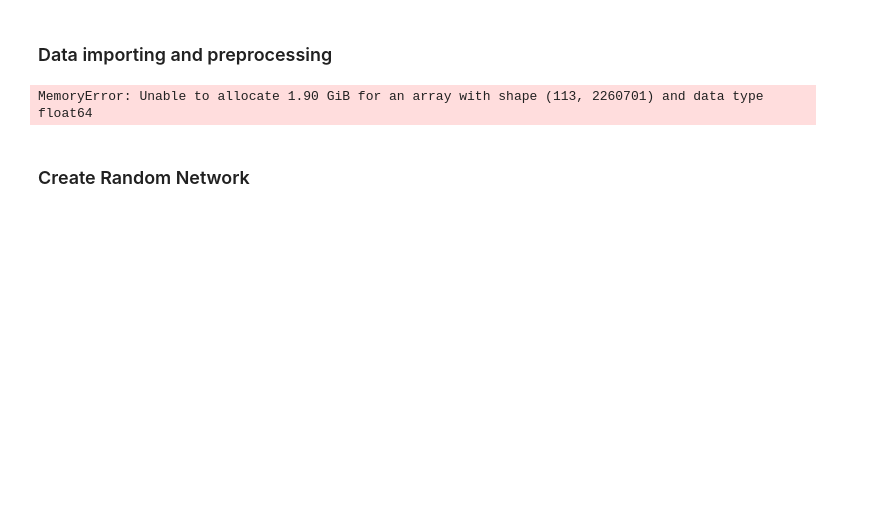
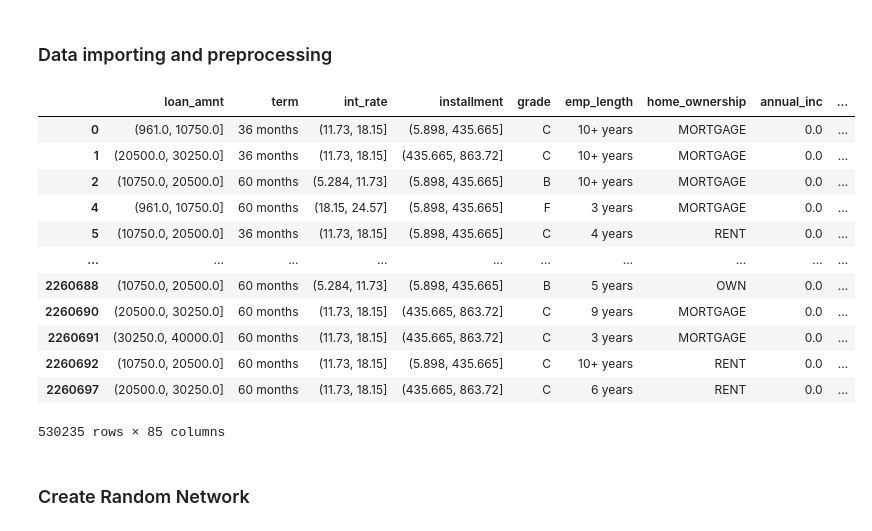
Before and after one commit to Zach-schwark/Honours-Research, a Jupyter notebook: Baseline/BN_random_network.ipynb, the cells around one changed output. Saved outputs shown, nothing was run; the diff lists cells and outputs as text; code cells hidden in the pictures; blank space fills up the shorter version.

```diff
--- a/Baseline/BN_random_network.ipynb
+++ b/Baseline/BN_random_network.ipynb
@@ -19,14 +21,26 @@ from pgmpy.metrics import log_likelihood_score
 # %%
 loaded_data = myData.load_data()
 
 #display(loaded_data)
 data = myData.preprocess_data(loaded_data)
-train_data, validation_data, test_data = myData.split_data(data,num_rows = 1000)
+train_data, test_data = myData.split_data(data,num_rows = 1000)
 
 feature_states = myData.get_feature_states(data)
 display(data)
 # %% [output]
+|  | loan_amnt | term | int_rate | installment | grade | emp_length | home_ownership | annual_inc | ... |
+| 0 | (961.0, 10750.0] | 36 months | (11.73, 18.15] | (5.898, 435.665] | C | 10+ years | MORTGAGE | 0.0 | ... |
+| 1 | (20500.0, 30250.0] | 36 months | (11.73, 18.15] | (435.665, 863.72] | C | 10+ years | MORTGAGE | 0.0 | ... |
+| 2 | (10750.0, 20500.0] | 60 months | (5.284, 11.73] | (5.898, 435.665] | B | 10+ years | MORTGAGE | 0.0 | ... |
+| 4 | (961.0, 10750.0] | 60 months | (18.15, 24.57] | (5.898, 435.665] | F | 3 years | MORTGAGE | 0.0 | ... |
+| 5 | (10750.0, 20500.0] | 36 months | (11.73, 18.15] | (5.898, 435.665] | C | 4 years | RENT | 0.0 | ... |
+| ... | ... | ... | ... | ... | ... | ... | ... | ... | ... |
+| 2260688 | (10750.0, 20500.0] | 60 months | (5.284, 11.73] | (5.898, 435.665] | B | 5 years | OWN | 0.0 | ... |
+| 2260690 | (20500.0, 30250.0] | 60 months | (11.73, 18.15] | (435.665, 863.72] | C | 9 years | MORTGAGE | 0.0 | ... |
+| 2260691 | (30250.0, 40000.0] | 60 months | (11.73, 18.15] | (435.665, 863.72] | C | 3 years | MORTGAGE | 0.0 | ... |
+| 2260692 | (10750.0, 20500.0] | 60 months | (11.73, 18.15] | (5.898, 435.665] | C | 10+ years | RENT | 0.0 | ... |
+| 2260697 | (20500.0, 30250.0] | 60 months | (11.73, 18.15] | (435.665, 863.72] | C | 6 years | RENT | 0.0 | ... |
-MemoryError: Unable to allocate 1.90 GiB for an array with shape (113, 2260701) and data type float64
+530235 rows × 85 columns
 # %% [markdown]
 ### Create Random Network
 # %%
```
Also changed, not shown: parts of 6 cells of this notebook, 6 other files.
